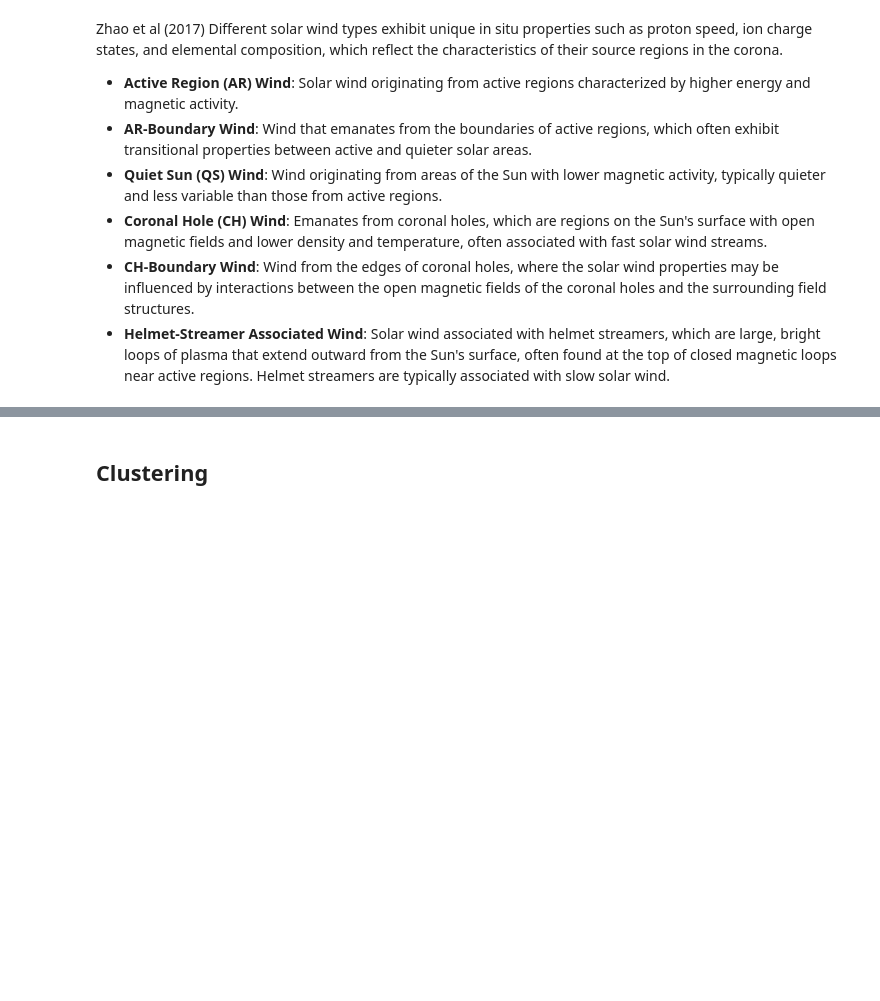
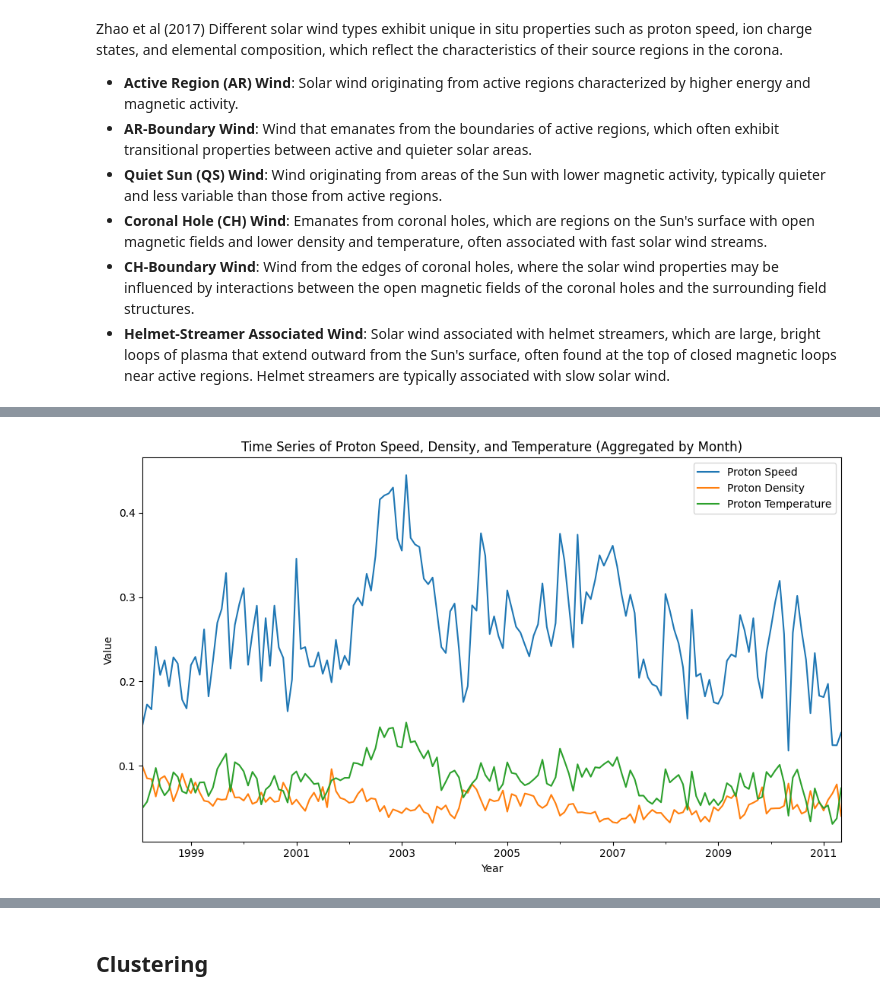
Before and after one commit to SarahAmiraslani/solar-wind-coronal-origin, a Jupyter notebook: notebooks/07_coronal_origin.ipynb, the cells around one changed output, grey strips where cells are left out. Saved outputs shown, nothing was run; the diff lists cells and outputs as text; code cells hidden in the pictures; blank space fills up the shorter version.

```diff
--- a/notebooks/07_coronal_origin.ipynb
+++ b/notebooks/07_coronal_origin.ipynb
@@ -54,0 +38,10 @@ z_dot_RTN
+# %%
+def classify_ch_origin(log10_o7o6, proton_speed):
+    if log10_o7o6 <= 0.145:
+        return "CH"
+    elif log10_o7o6 < 0.145 and log10_o7o6 < 6.008 * math.exp(
+        -0.00578 * (10 ** proton_speed) # proton_speed is in log10, transform back
+    ):
+        return "NCH"
+    else:
+        return "TR"
@@ -54,0 +126,13 @@ z_dot_RTN
+# %%
+df["datetime"] = pd.to_datetime(df["datetime"])
+df_agg = df.groupby(df["datetime"].dt.to_period("M")).mean()
+df_agg.plot(y=["proton_speed", "proton_density", "proton_temp"], figsize=(10, 6))
+
+plt.xlabel("Year")
+plt.ylabel("Value")
+plt.title("Time Series of Proton Speed, Density, and Temperature (Aggregated by Month)")
+plt.legend(["Proton Speed", "Proton Density", "Proton Temperature"])
+plt.tight_layout()
+plt.show()
+# %% [output]
+[figure, added]
```
Also changed, not shown: parts of 22 cells of this notebook, 1 other file.
